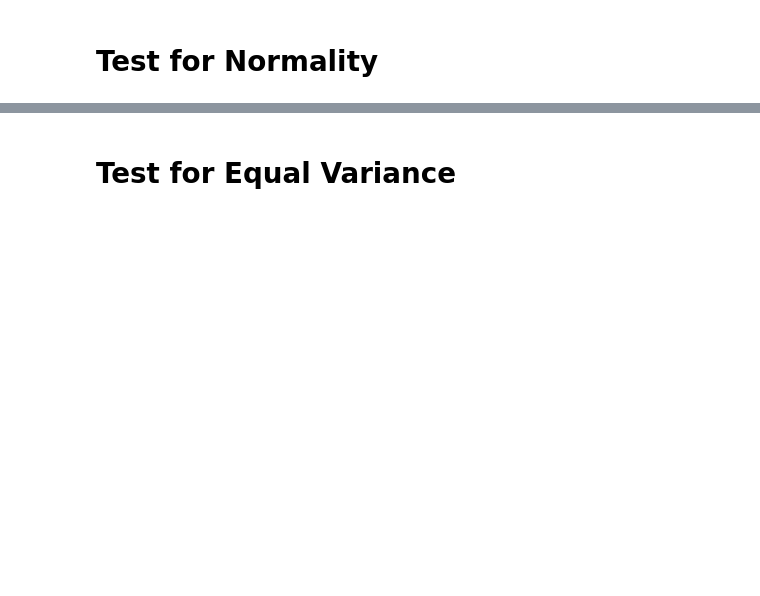
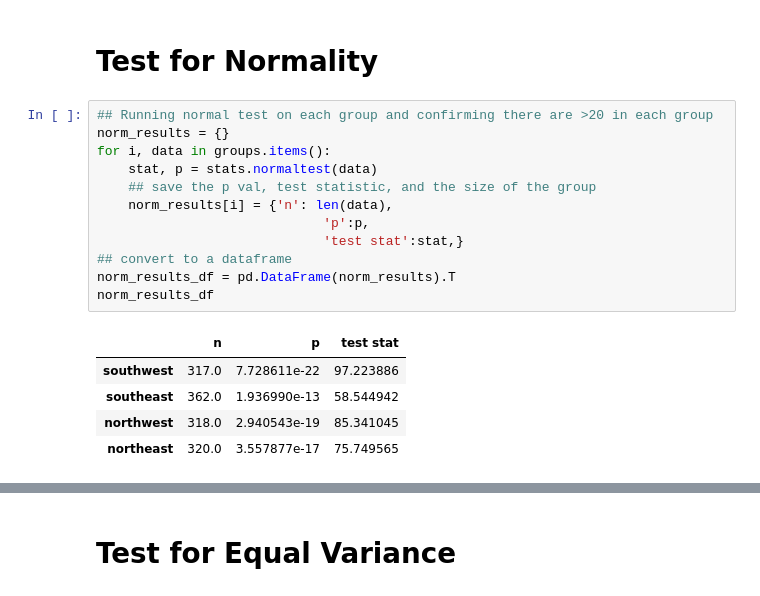
Before and after one commit to npipal/Hypothesis-Testing, a Jupyter notebook: Hypothesis Testing with Insurance Data (Core).ipynb, the cells around one changed output, grey strips where cells are left out. Cells and saved outputs as stored; diff of their text form; blank space fills up the shorter version.

```diff
--- a/Hypothesis Testing with Insurance Data (Core).ipynb
+++ b/Hypothesis Testing with Insurance Data (Core).ipynb
@@ -256,2 +286,20 @@ TypeError: unsupported operand type(s) for /: 'str' and 'int'
 # %% [markdown]
 # Test for Normality
+# %%
+## Running normal test on each group and confirming there are >20 in each group
+norm_results = {}
+for i, data in groups.items():
+    stat, p = stats.normaltest(data)
+    ## save the p val, test statistic, and the size of the group
+    norm_results[i] = {'n': len(data),
+                             'p':p,
+                             'test stat':stat,}
+## convert to a dataframe
+norm_results_df = pd.DataFrame(norm_results).T
+norm_results_df
+# %% [output]
+|  | n | p | test stat |
+| southwest | 317.0 | 7.728611e-22 | 97.223886 |
+| southeast | 362.0 | 1.936990e-13 | 58.544942 |
+| northwest | 318.0 | 2.940543e-19 | 85.341045 |
+| northeast | 320.0 | 3.557877e-17 | 75.749565 |
```
Also changed, not shown: parts of 12 cells of this notebook.
